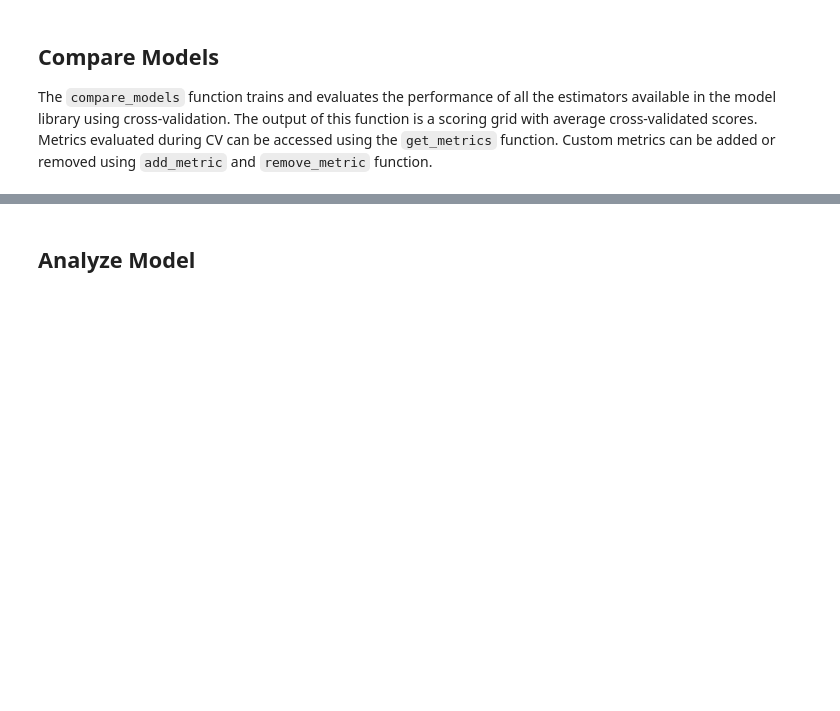
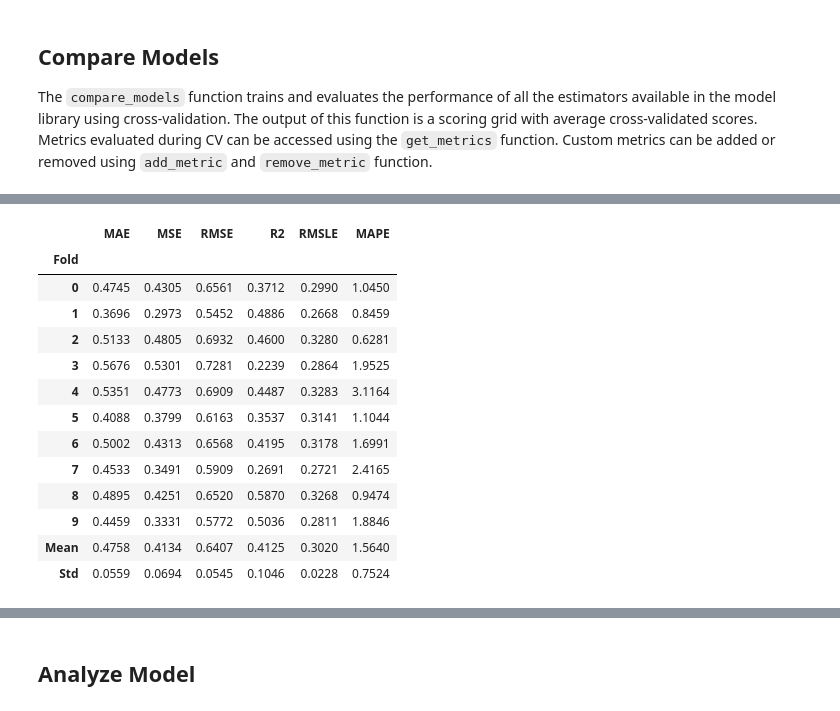
Before and after one commit to mtofighi/ChilwaBasin, a Jupyter notebook: ChilwaBasin_DataAnalysis_032024/ChilwaBasin_Regression_PyCaret_Temperature.ipynb, the cells around one changed output, grey strips where cells are left out. Cells and saved outputs as stored; diff of their text form; code cells hidden in the pictures; blank space fills up the shorter version.

```diff
--- a/ChilwaBasin_DataAnalysis_032024/ChilwaBasin_Regression_PyCaret_Temperature.ipynb
+++ b/ChilwaBasin_DataAnalysis_032024/ChilwaBasin_Regression_PyCaret_Temperature.ipynb
@@ -241 +243,6 @@ best = compare_models()
 [interactive output not drawn]
+# %%
+# train model with default fold=10
+dt = create_model('lightgbm')
+# lr = create_model('lr')
+# %% [output]
@@ -241,0 +250,14 @@ best = compare_models()
+|  | MAE | MSE | RMSE | R2 | RMSLE | MAPE |
+| Fold |  |  |  |  |  |  |
+| 0 | 0.4745 | 0.4305 | 0.6561 | 0.3712 | 0.2990 | 1.0450 |
+| 1 | 0.3696 | 0.2973 | 0.5452 | 0.4886 | 0.2668 | 0.8459 |
+| 2 | 0.5133 | 0.4805 | 0.6932 | 0.4600 | 0.3280 | 0.6281 |
+| 3 | 0.5676 | 0.5301 | 0.7281 | 0.2239 | 0.2864 | 1.9525 |
+| 4 | 0.5351 | 0.4773 | 0.6909 | 0.4487 | 0.3283 | 3.1164 |
+| 5 | 0.4088 | 0.3799 | 0.6163 | 0.3537 | 0.3141 | 1.1044 |
+| 6 | 0.5002 | 0.4313 | 0.6568 | 0.4195 | 0.3178 | 1.6991 |
+| 7 | 0.4533 | 0.3491 | 0.5909 | 0.2691 | 0.2721 | 2.4165 |
+| 8 | 0.4895 | 0.4251 | 0.6520 | 0.5870 | 0.3268 | 0.9474 |
+| 9 | 0.4459 | 0.3331 | 0.5772 | 0.5036 | 0.2811 | 1.8846 |
+| Mean | 0.4758 | 0.4134 | 0.6407 | 0.4125 | 0.3020 | 1.5640 |
+| Std | 0.0559 | 0.0694 | 0.0545 | 0.1046 | 0.0228 | 0.7524 |
```
Also changed, not shown: parts of 8 cells of this notebook.
